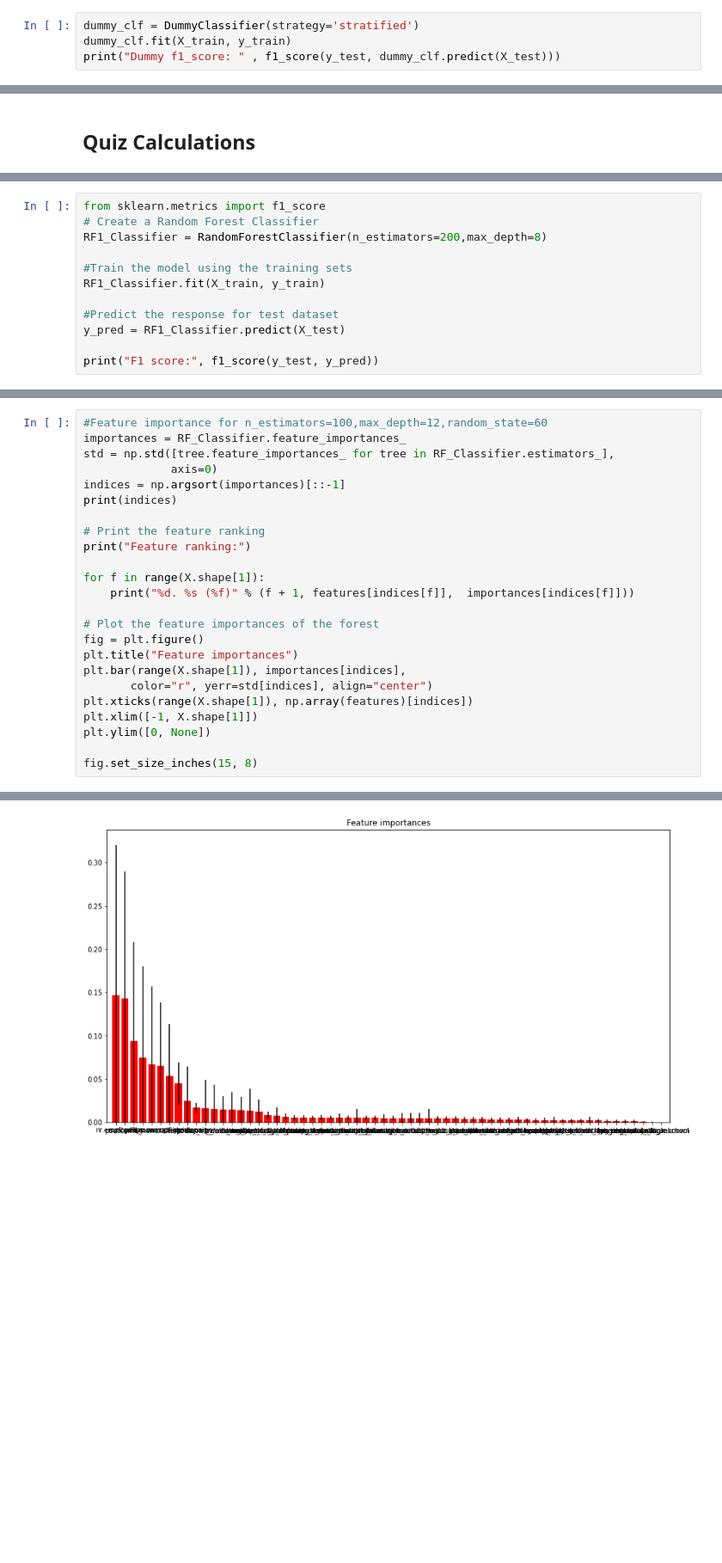
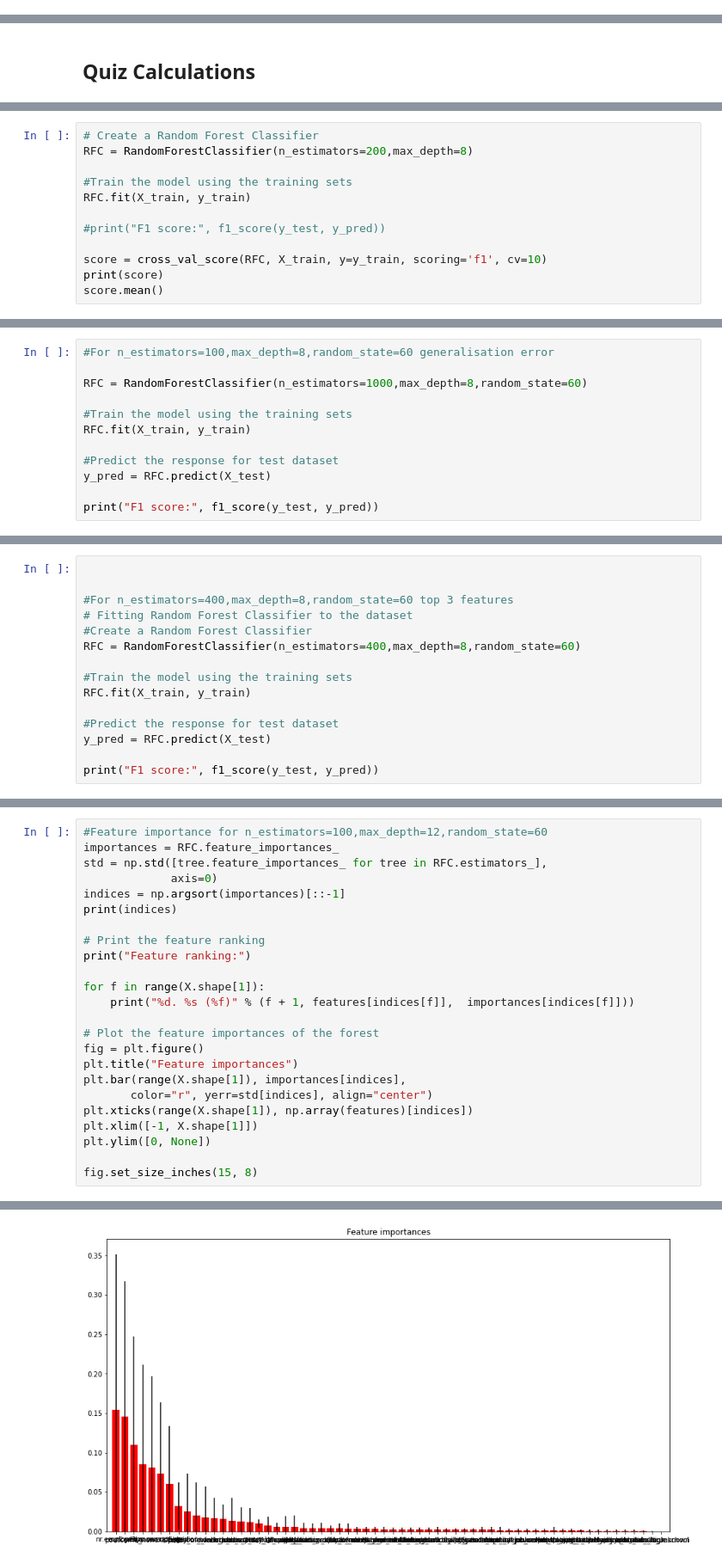
Before and after one commit to hfsuluova/CE888, a Jupyter notebook: Lab3/bank_classification.ipynb, the cells around one changed output, grey strips where cells are left out. Shown at 86% size. Drawn from its saved outputs; the diff is of its cells as text; blank space fills up the shorter version.

Commit message:
Updated using Colaboratory

```diff
--- a/Lab3/bank_classification.ipynb
+++ b/Lab3/bank_classification.ipynb
@@ -199,4 +316,0 @@ cross_val_mean: 0.24903387666573776
-# %%
-dummy_clf = DummyClassifier(strategy='stratified')
-dummy_clf.fit(X_train, y_train)
-print("Dummy f1_score: " , f1_score(y_test, dummy_clf.predict(X_test)))
@@ -342,0 +387,12 @@ Feature ranking:
+# %%
+# Create a Random Forest Classifier
+RFC = RandomForestClassifier(n_estimators=200,max_depth=8)
+
+#Train the model using the training sets
+RFC.fit(X_train, y_train)
+
+#print("F1 score:", f1_score(y_test, y_pred))
+
+score = cross_val_score(RFC, X_train, y=y_train, scoring='f1', cv=10)
+print(score)
+score.mean()
@@ -342,0 +403,12 @@ Feature ranking:
+# %%
+#For n_estimators=100,max_depth=8,random_state=60 generalisation error
+
+RFC = RandomForestClassifier(n_estimators=1000,max_depth=8,random_state=60)
+
+#Train the model using the training sets
+RFC.fit(X_train, y_train)
+
+#Predict the response for test dataset
+y_pred = RFC.predict(X_test)
+
+print("F1 score:", f1_score(y_test, y_pred))
@@ -343,13 +417,16 @@ Feature ranking:
 # %%
-from sklearn.metrics import f1_score
-# Create a Random Forest Classifier
-RF1_Classifier = RandomForestClassifier(n_estimators=200,max_depth=8)
+
+
+#For n_estimators=400,max_depth=8,random_state=60 top 3 features
+# Fitting Random Forest Classifier to the dataset
+#Create a Random Forest Classifier
+RFC = RandomForestClassifier(n_estimators=400,max_depth=8,random_state=60)
 
 #Train the model using the training sets
-RF1_Classifier.fit(X_train, y_train)
+RFC.fit(X_train, y_train)
 
 #Predict the response for test dataset
-y_pred = RF1_Classifier.predict(X_test)
+y_pred = RFC.predict(X_test)
 
 print("F1 score:", f1_score(y_test, y_pred))
 # %% [output]
@@ -404,7 +434,7 @@ F1 score: 0.3581616481774961
 # %%
 #Feature importance for n_estimators=100,max_depth=12,random_state=60
-importances = RF_Classifier.feature_importances_
-std = np.std([tree.feature_importances_ for tree in RF_Classifier.estimators_],
+importances = RFC.feature_importances_
+std = np.std([tree.feature_importances_ for tree in RFC.estimators_],
              axis=0)
 indices = np.argsort(importances)[::-1]
 print(indices)
@@ -445,2 +475,2 @@ Feature ranking:
 62. default_unknown (0.000000)
-[figure, old version]
+[figure, new version]
```
Also changed, not shown: parts of 34 cells of this notebook.
